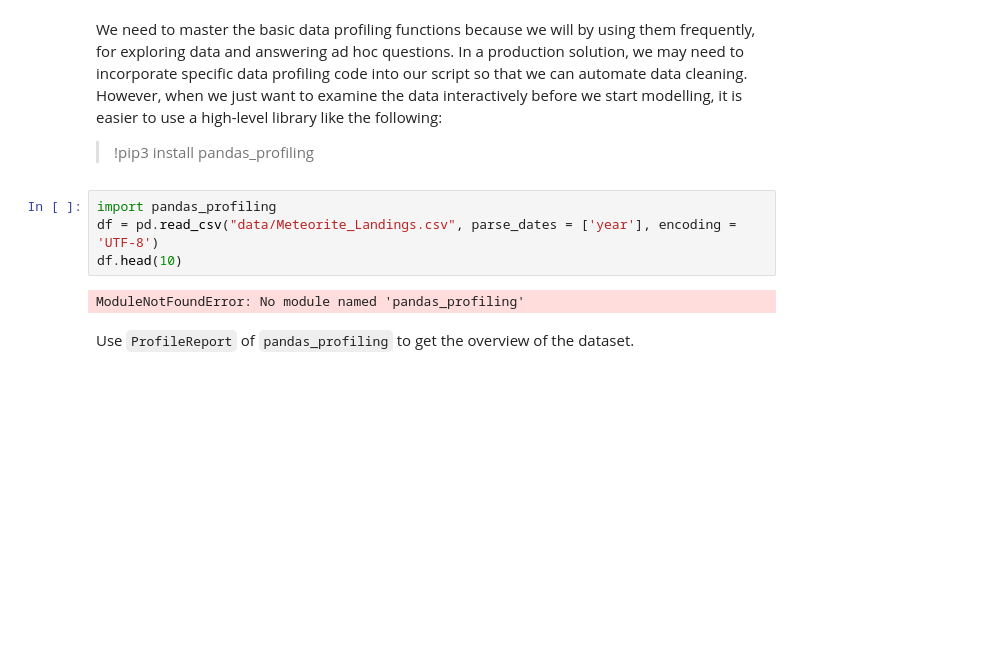
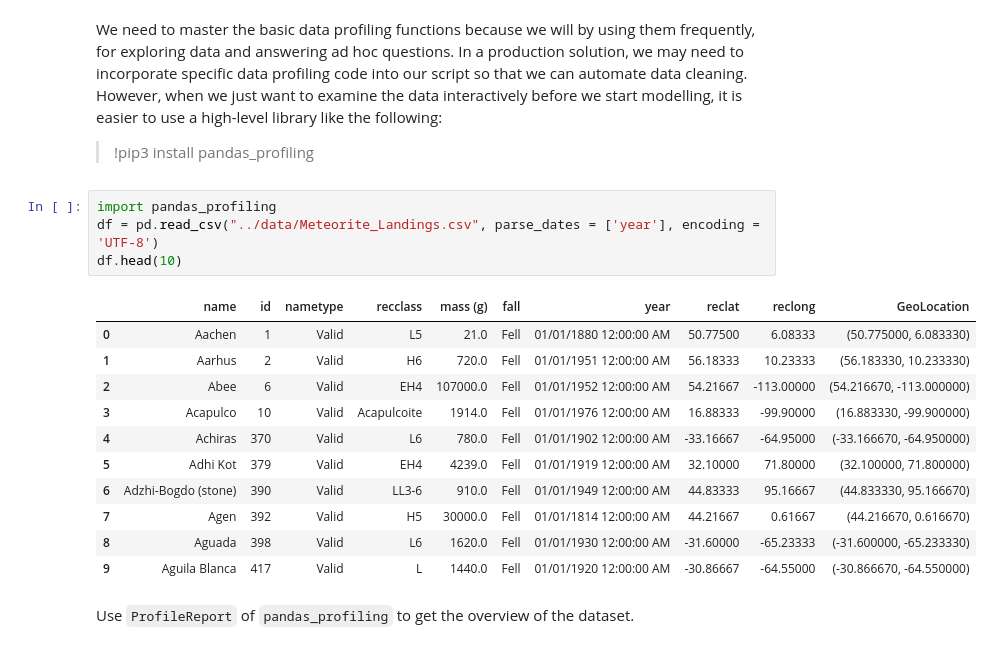
Before and after one commit to reediredale/institute-of-data, a Jupyter notebook: Module 2/Lab 2.1.2.ipynb, the cells around one changed output. Drawn from its saved outputs; the diff is of its cells as text; blank space fills up the shorter version.

```diff
--- a/Module 2/Lab 2.1.2.ipynb
+++ b/Module 2/Lab 2.1.2.ipynb
@@ -255,10 +257,20 @@ We need to master the basic data profiling functions because we will by using th
 > !pip3 install pandas_profiling
 # %%
 import pandas_profiling
-df = pd.read_csv("data/Meteorite_Landings.csv", parse_dates = ['year'], encoding = 'UTF-8')
+df = pd.read_csv("../data/Meteorite_Landings.csv", parse_dates = ['year'], encoding = 'UTF-8')
 df.head(10)
 # %% [output]
-ModuleNotFoundError: No module named 'pandas_profiling'
+|  | name | id | nametype | recclass | mass (g) | fall | year | reclat | reclong | GeoLocation |
+| 0 | Aachen | 1 | Valid | L5 | 21.0 | Fell | 01/01/1880 12:00:00 AM | 50.77500 | 6.08333 | (50.775000, 6.083330) |
+| 1 | Aarhus | 2 | Valid | H6 | 720.0 | Fell | 01/01/1951 12:00:00 AM | 56.18333 | 10.23333 | (56.183330, 10.233330) |
+| 2 | Abee | 6 | Valid | EH4 | 107000.0 | Fell | 01/01/1952 12:00:00 AM | 54.21667 | -113.00000 | (54.216670, -113.000000) |
+| 3 | Acapulco | 10 | Valid | Acapulcoite | 1914.0 | Fell | 01/01/1976 12:00:00 AM | 16.88333 | -99.90000 | (16.883330, -99.900000) |
+| 4 | Achiras | 370 | Valid | L6 | 780.0 | Fell | 01/01/1902 12:00:00 AM | -33.16667 | -64.95000 | (-33.166670, -64.950000) |
+| 5 | Adhi Kot | 379 | Valid | EH4 | 4239.0 | Fell | 01/01/1919 12:00:00 AM | 32.10000 | 71.80000 | (32.100000, 71.800000) |
+| 6 | Adzhi-Bogdo (stone) | 390 | Valid | LL3-6 | 910.0 | Fell | 01/01/1949 12:00:00 AM | 44.83333 | 95.16667 | (44.833330, 95.166670) |
+| 7 | Agen | 392 | Valid | H5 | 30000.0 | Fell | 01/01/1814 12:00:00 AM | 44.21667 | 0.61667 | (44.216670, 0.616670) |
+| 8 | Aguada | 398 | Valid | L6 | 1620.0 | Fell | 01/01/1930 12:00:00 AM | -31.60000 | -65.23333 | (-31.600000, -65.233330) |
+| 9 | Aguila Blanca | 417 | Valid | L | 1440.0 | Fell | 01/01/1920 12:00:00 AM | -30.86667 | -64.55000 | (-30.866670, -64.550000) |
 # %% [markdown]
 Use `ProfileReport` of `pandas_profiling` to get the overview of the dataset.
 # %%
```
Also changed, not shown: parts of 3 cells of this notebook, 2 other files.
